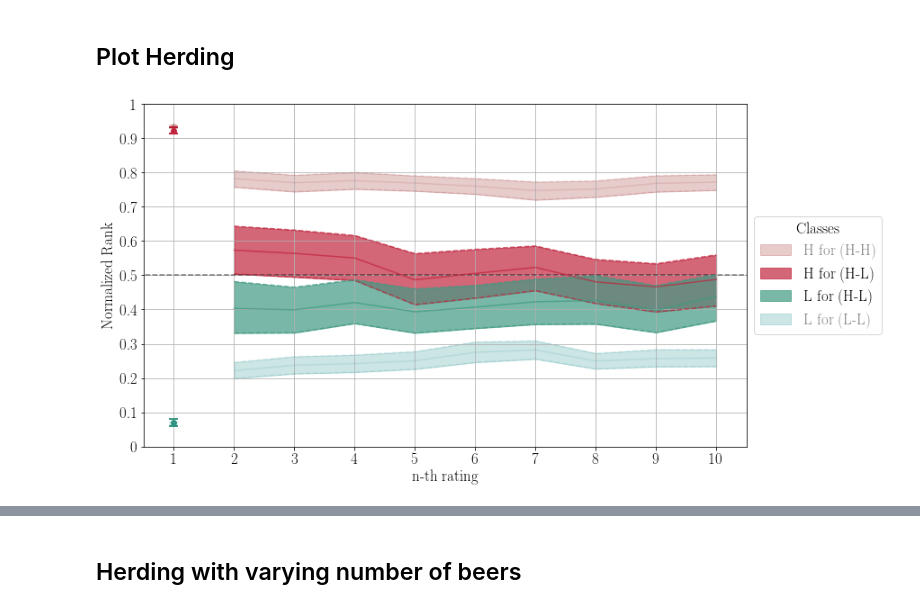
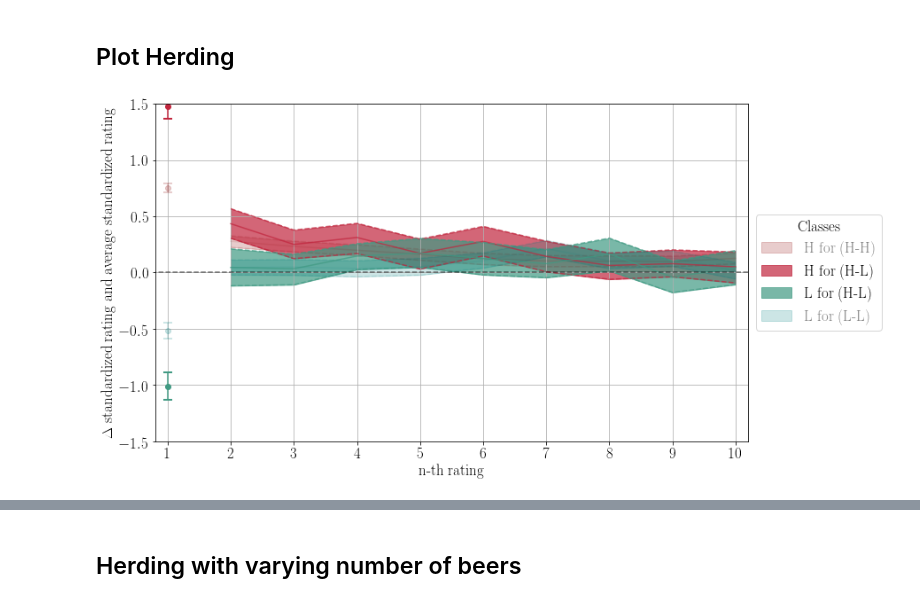
Before and after one commit to epfl-dlab/when_sheep_shop, a Jupyter notebook: code/notebooks/4-herding/3-ranks.ipynb, the cells around one changed output, grey strips where cells are left out. Cells and saved outputs as stored; diff of their text form; code cells hidden in the pictures.

Commit message:
[UPD] All plots done!

```diff
--- a/code/notebooks/4-herding/3-ranks.ipynb
+++ b/code/notebooks/4-herding/3-ranks.ipynb
@@ -54,19 +81,3 @@ for i in df.index:
-# %%
-with open(data_folder + 'tmp/global_averages.json') as file:
-    global_avg = json.load(file)
-
-diffs = {'ba': [], 'rb': []}
-for i in df.index:
-    row = df.iloc[i]
-    for key in ['rb', 'ba']:
-        diffs[key].append(row[key]['z_scores'][0] - global_avg[key]['z_score'])
-
-thresholds = {}
-
-for key in ['ba', 'rb']:
-    thresholds[key] = {}
-    thresholds[key]['low'] = np.percentile(diffs[key], 15)
-    thresholds[key]['high'] = np.percentile(diffs[key], 85)
 # %% [markdown]
 ## Classify ratings (check)
 # %%
@@ -233,7 +267,7 @@ for cl in classes_to_study:
 # %% [markdown]
 ## Plot Herding
 # %%
-for type_ in ['extreme', 'medium']:
+for type_class in ['extreme', 'medium']:
 
     plt.figure(figsize=(12, 7))
     plt.grid()
@@ -243,28 +277,26 @@ for type_ in ['extreme', 'medium']:
 
     ax = plt.subplot(111)
 
-    plt.plot([-2, min_nbr_ratings + 2], [0.5, 0.5], '--k', alpha=0.5)
-
-    if type_ == 'extreme':
+    if type_class == 'extreme':
         classes_to_plot = ['H for (H-H)','H for (H-L)', 'L for (H-L)', 'L for (L-L)']
 
-        vals = [0, 3]
+        vals_class = [0, 3]
 
-    elif type_ == 'medium':
+    elif type_class == 'medium':
         classes_to_plot = ['H for (H-M)', 'M for (H-M)', 'M for (M-M)', 'M for (L-M)', 'L for (L-M)']
 
-        vals = [2]
+        vals_class = [2]
 
     i = 0
     for class_ in classes_to_plot:
 
-        ranks_tmp = ranks[class_]
+        vals_tmp = vals[class_]
 
-        avg = np.array(ranks_tmp['avg'])
-        high = np.array(ranks_tmp['high'])
-        low = np.array(ranks_tmp['low'])
+        avg = np.array(vals_tmp['avg'])
+        high = np.array(vals_tmp['high'])
+        low = np.array(vals_tmp['low'])
 
-        if i in vals:
+        if i in vals_class:
             alpha = 0.2
         else:
             alpha = 1
@@ -272,50 +304,61 @@ for type_ in ['extreme', 'medium']:
         plt.errorbar(1, avg[0], yerr=[[high[0]-avg[0]], [avg[0]-low[0]]],
                     fmt='o', capsize=5, capthick=2, c=colors[class_], alpha=alpha)
 
         avg = avg[1:]
         high = high[1:]
         low = low[1:]
 
-        if i in vals:
+        if i in vals_class:
             alpha = 0.1
         else:
             alpha = 0.7
 
-        plt.plot(range(2, min_nbr_ratings + 1), avg, color=colors[class_], alpha=alpha)
-        plt.plot(range(2, min_nbr_ratings + 1), high, '--', color=colors[class_], alpha=alpha)
-        plt.plot(range(2, min_nbr_ratings + 1), low, '--', color=colors[class_], alpha=alpha)
+        plt.plot(range(2, min_nbr_rats + 1), avg, color=colors[class_], alpha=alpha)
+        plt.plot(range(2, min_nbr_rats + 1), high, '--', color=colors[class_], alpha=alpha)
+        plt.plot(range(2, min_nbr_rats + 1), low, '--', color=colors[class_], alpha=alpha)
 
-        if i in vals:
+        if i in vals_class:
             alpha = 0.2
         else:
             alpha = 0.7
-        plt.fill_between(range(2, min_nbr_ratings + 1), low, high, color=colors[class_], alpha=alpha, label = class_)
+        plt.fill_between(range(2, min_nbr_rats + 1), low, high, color=colors[class_], alpha=alpha, label = class_)
 
         i+=1
 
     l = plt.legend(title='Classes', loc='center left', bbox_to_anchor=(1, 0.5))
-    if min_nbr_ratings <= 20:
-        plt.xticks(list(range(1,min_nbr_ratings + 1)))
-    elif min_nbr_ratings <= 50:
-        plt.xticks(list(range(0, min_nbr_ratings + 1, 2)))
-    else:
-        plt.xticks(list(range(0, min_nbr_ratings + 1, 5)))
+    plt.xticks(list(range(1,min_nbr_rats + 1)))
 
     i = 0
     for text in l.get_texts():
-        if i in vals:
+        if i in vals_class:
             text.set_color('gray')
         i+=1
 
-    plt.ylim([0, 1])
-    plt.xlim([0.5, min_nbr_ratings + 0.5])
+    if type_ == 'rank':
+        plt.plot([-2, min_nbr_rats + 2], [0.5, 0.5], '--k', alpha=0.5)
 
-    yticks = [0, 0.1, 0.2, 0.3, 0.4, 0.5, 0.6, 0.7, 0.8, 0.9, 1]
+        plt.ylim([0, 1])
+        yticks = [0, 0.1, 0.2, 0.3, 0.4, 0.5, 0.6, 0.7, 0.8, 0.9, 1]
+        plt.yticks(yticks, yticks)
+        plt.ylabel('Normalized Rank')
 
-    plt.yticks(yticks, yticks)
+    elif type_ == 'global':
+        plt.plot([-2, min_nbr_rats + 2], [0, 0], '--k', alpha=0.5)
+
+        plt.ylim([-2, 2])
+        plt.ylabel('Standardized rating')
+
+    elif type_ == 'product':
+        plt.plot([-2, min_nbr_rats + 2], [0, 0], '--k', alpha=0.5)
+
+        plt.ylim([-1.5, 1.5])
+        plt.ylabel('$\Delta$ standardized rating and average standardized rating')
+
+
+    plt.xlim([0.8, min_nbr_rats + 0.2])
+
     plt.xlabel('n-th rating')
-    plt.ylabel('Normalized Rank')
 
-    #plt.savefig('../figures/blog/herding_{}_{}.png'.format(type_, min_nbr_ratings), bbox_inches='tight', transparent=True)
+    plt.savefig(save_folder + 'herding_{}_{}.pdf'.format(type_class, type_), bbox_inches='tight')
 # %% [output]
-[figure, old version]
+[figure, new version]
```
Also changed, not shown: parts of 17 cells of this notebook, 18 other files.
